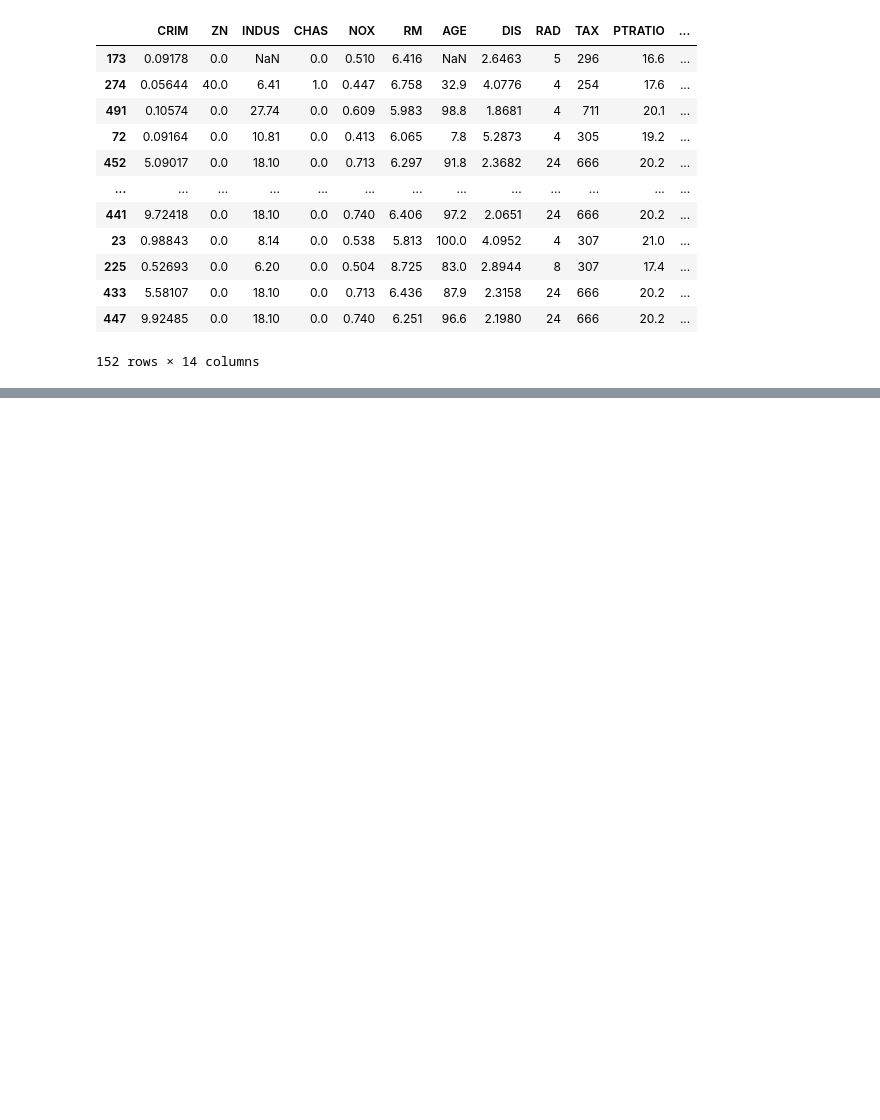
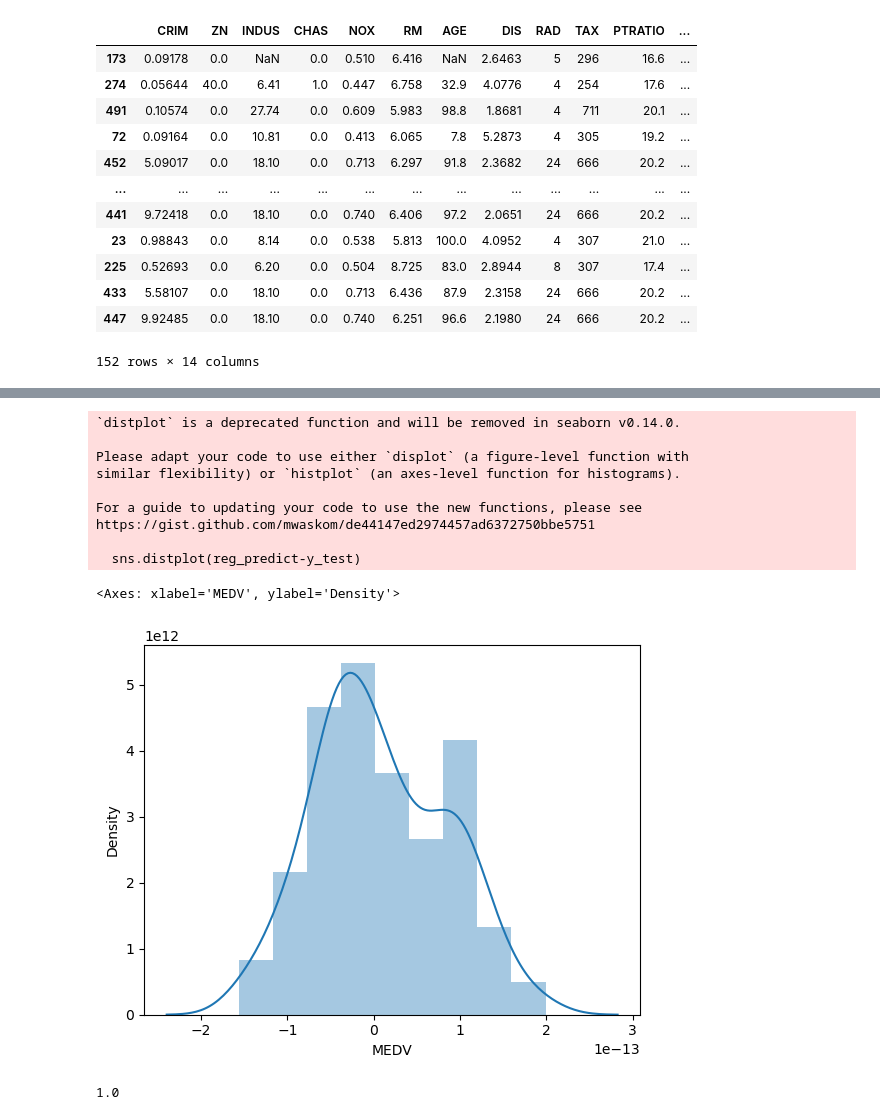
Before and after one commit to angry0batman/linearRegressionBasics, a Jupyter notebook: Linear Regression Implementation.ipynb, the cells around one changed output, grey strips where cells are left out. Cells and saved outputs as stored; diff of their text form; code cells hidden in the pictures; blank space fills up the shorter version.

Commit message:
Model Trained

```diff
--- a/Linear Regression Implementation.ipynb
+++ b/Linear Regression Implementation.ipynb
@@ -88,0 +108,20 @@ X_test
+# %%
+X_train=scaler.fit_transform(X_train)
+# %%
+X_test=scaler.transform(X_test)
+# %%
+from sklearn.impute import SimpleImputer
+from sklearn.model_selection import cross_val_score
+from sklearn.linear_model import LinearRegression
+
+# Instantiate a SimpleImputer to handle NaN values
+imputer = SimpleImputer(strategy='mean')
+# Fit the imputer to the training data and transform it
+X_train_imputed = imputer.fit_transform(X_train)
+
+# Instantiate the LinearRegression model
+regression = LinearRegression()
+regression.fit(X_train_imputed,y_train)
+
+# Now, pass the imputed data to cross_val_score
+scores = cross_val_score(regression, X_train_imputed, y_train, scoring="neg_mean_squared_error", cv=5)
@@ -88,0 +137,12 @@ X_test
+# %%
+from sklearn.impute import SimpleImputer
+
+# Instantiate a SimpleImputer to handle NaN values
+imputer = SimpleImputer(strategy='mean')
+# Fit the imputer to the training data and transform it
+X_train_imputed = imputer.fit_transform(X_train)
+# Transform the test data using the fitted imputer
+X_test_imputed = imputer.transform(X_test)
+
+# Now, you can proceed with prediction using the fitted model
+reg_predict = regression.predict(X_test_imputed)
@@ -88,0 +166,15 @@ X_test
+# %%
+import seaborn as sns
+sns.distplot(reg_predict-y_test)
+# %% [output]
+`distplot` is a deprecated function and will be removed in seaborn v0.14.0.
+
+Please adapt your code to use either `displot` (a figure-level function with
+similar flexibility) or `histplot` (an axes-level function for histograms).
+
+For a guide to updating your code to use the new functions, please see
+https://gist.github.com/mwaskom/de44147ed2974457ad6372750bbe5751
+
+  sns.distplot(reg_predict-y_test)
+<Axes: xlabel='MEDV', ylabel='Density'>
+[figure, added]
@@ -88,0 +185,4 @@ X_test
+# %%
+score
+# %% [output]
+1.0
```
Also changed, not shown: parts of 7 cells of this notebook.
